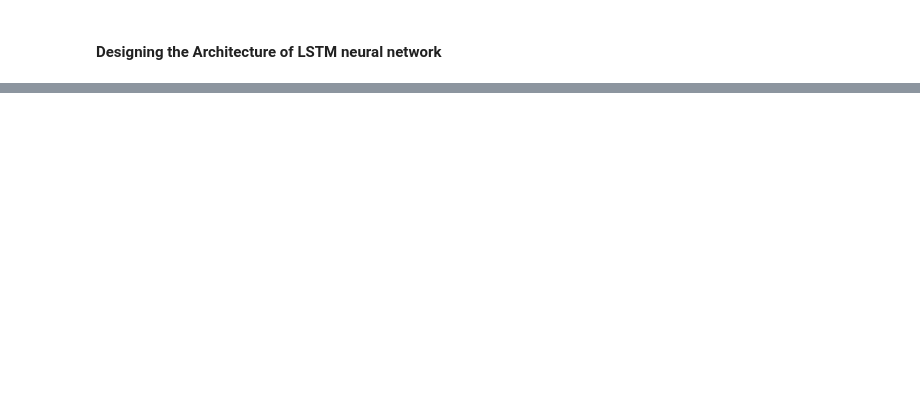
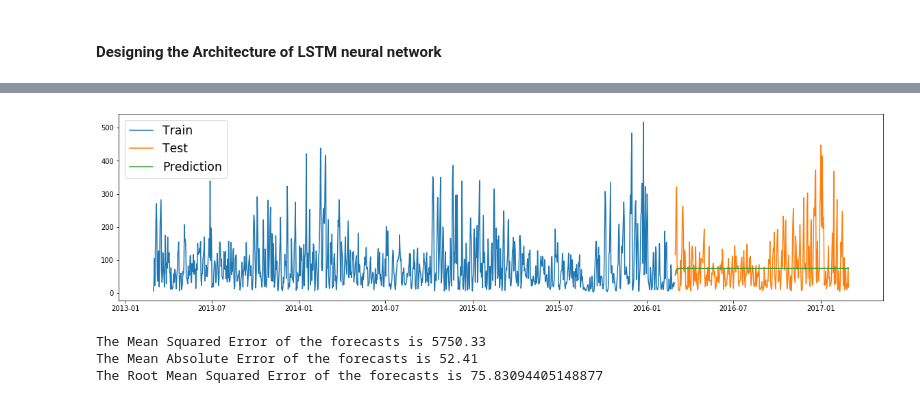
Before and after one commit to aishrock006/Capstone-Project, a Jupyter notebook: 5Time series with LSTM.ipynb, the cells around one changed output, grey strips where cells are left out. Saved outputs shown, nothing was run; the diff lists cells and outputs as text; code cells hidden in the pictures; blank space fills up the shorter version.

Commit message:
apply LSTM on daily PM2.5

```diff
--- a/5Time series with LSTM.ipynb
+++ b/5Time series with LSTM.ipynb
@@ -39,7 +39,7 @@ For example, the input shape looks like <b>(batch_size, time_steps, seq_len).
 #### Designing the Architecture of  LSTM neural network
 # %%
 # Let's design the Architecture of our LSTM neural network
-def fit_LSTM(scaled_train_data, time_steps, n_features, batch_size = 6, activation = 'relu', epochs = 350):
+def fit_LSTM(scaled_train_data, time_steps, n_features, batch_size = 6, activation = 'relu', epochs = 10):
     ''''
         train_data: train data for training the model
         test_data: test data for evaluating the model
@@ -74,7 +74,7 @@ def fit_LSTM(scaled_train_data, time_steps, n_features, batch_size = 6, activati
     # compile the model. Generally we use 'adam' optimiser. Let's take loss as mean square error.
     model.compile(optimizer='adam', loss='mse')
     # fit the lstm neural network
-    model.fit_generator(generator, epochs = 350)
+    model.fit_generator(generator, epochs = epochs)
 
     return model
 # %%
@@ -138,0 +142,4 @@ def transform_data(train_data):
+# %%
+# loading the daily data of PM2.5
+train_PM25 = pd.read_csv('dataset/daily/train/train_PM2.5.csv', parse_dates = [0], index_col = [0])
+test_PM25 = pd.read_csv('dataset/daily/test/test_PM2.5.csv', parse_dates = [0], index_col = [0])
@@ -138,0 +148,11 @@ def transform_data(train_data):
+# %%
+# transform train_PM25 data
+scaled_train_PM25, scaler = transform_data(train_PM25)
+# %%
+# define parameters for the LSTM model
+# time_steps: 12 for monthly, 365 for daily data is preffered.
+time_steps = 365
+# no of units as n_feature: Since we have only one feature so we will take n_feature as 1.
+n_feature = 1
+# fit the LSTM model
+model = fit_LSTM(scaled_train_PM25, time_steps, n_feature)
@@ -138,0 +177,12 @@ def transform_data(train_data):
+# %%
+# Predict PM2.5 using LSTM
+predictions = predict_LSTM(scaled_train_PM25, scaler, train_PM25, test_PM25,time_steps, n_feature, model)
+# %% [output]
+[figure, added]
+# %%
+# Plot the predictions for PM2.5 pollutant
+evaluate_LSTM(test_PM25, predictions)
+# %% [output]
+The Mean Squared Error of the forecasts is 5750.33
+The Mean Absolute Error of the forecasts is 52.41
+The Root Mean Squared Error of the forecasts is 75.83094405148877
```
Also changed, not shown: parts of 4 cells of this notebook.
